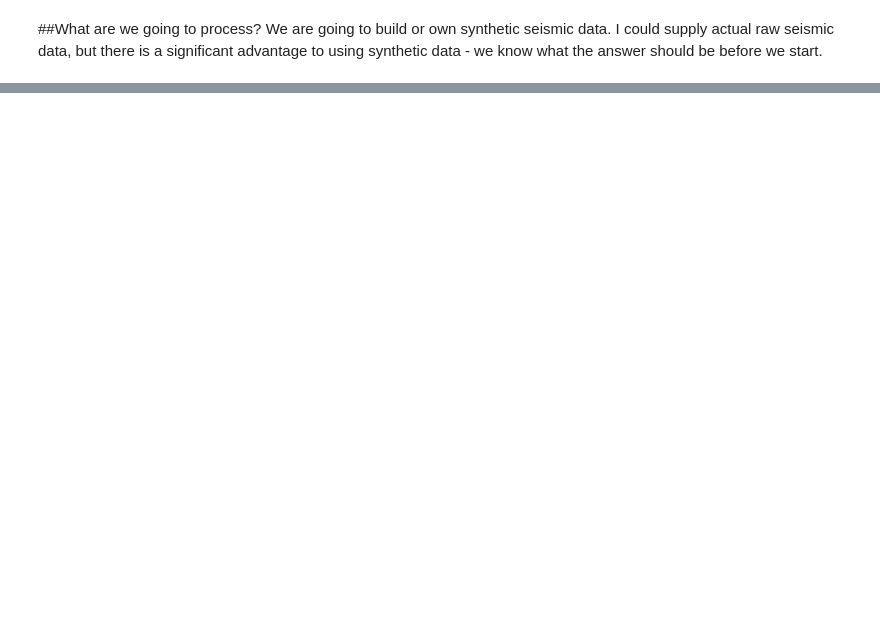
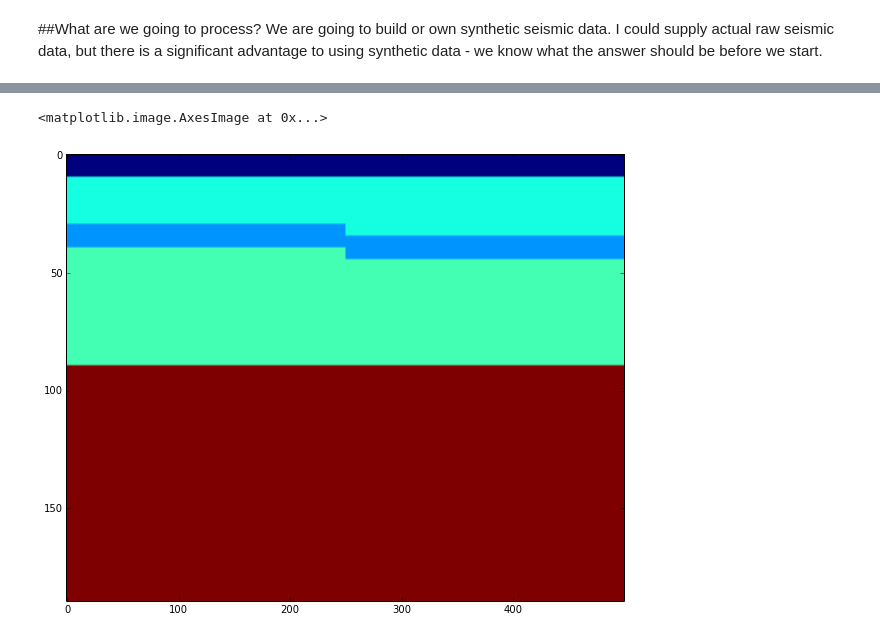
Before and after one commit to stuliveshere/SimplePyRay, a Jupyter notebook: src/Seismic Processing 101.ipynb, the cells around one changed output, grey strips where cells are left out. Cells and saved outputs as stored; diff of their text form; code cells hidden in the pictures; blank space fills up the shorter version.

```diff
--- a/src/Seismic Processing 101.ipynb
+++ b/src/Seismic Processing 101.ipynb
@@ -90,0 +170,7 @@ Populating the interactive namespace from numpy and matplotlib
+# %%
+import toolbox
+model = toolbox.build_model()
+pylab.imshow(model['model']['vp'].T, aspect='auto')
+# %% [output]
+<matplotlib.image.AxesImage at 0x...>
+[figure, added]
```
Also changed, not shown: parts of 30 cells of this notebook, 3 other files.
